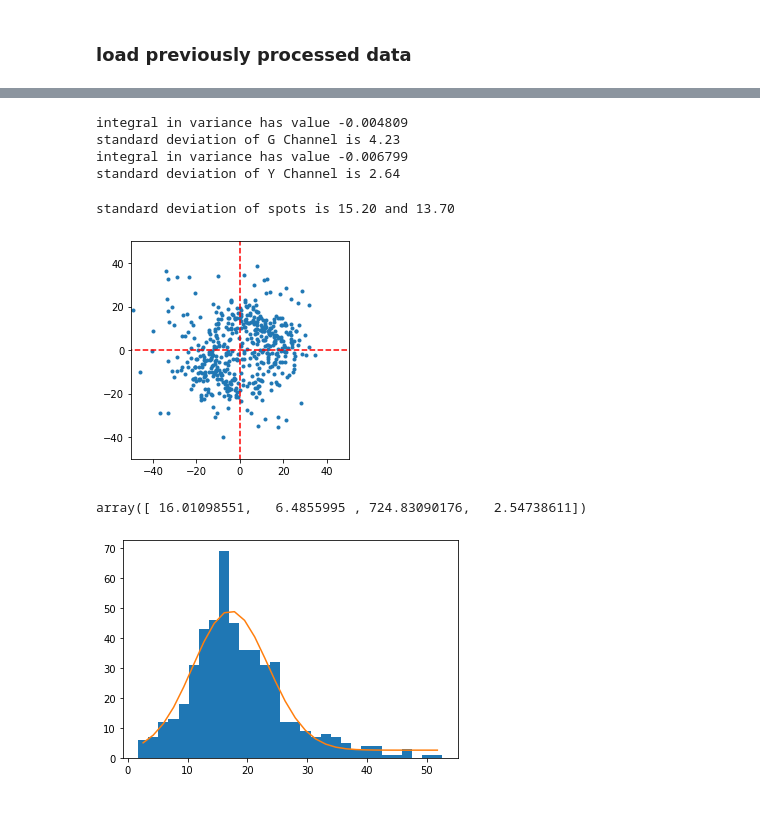
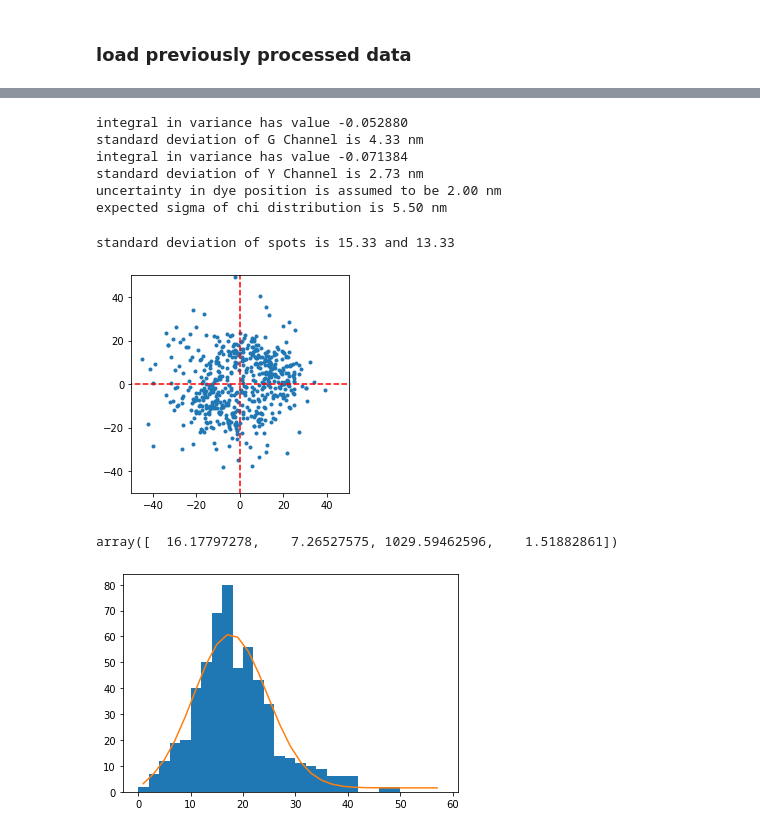
Before and after one commit to Fluorescence-Tools/Seidel, a Jupyter notebook: analysisNotebooks/2020Q1/20200124 - C-L & C-R origamis.ipynb, the cells around one changed output, grey strips where cells are left out. Drawn from its saved outputs; the diff is of its cells as text; code cells hidden in the pictures.

```diff
--- a/analysisNotebooks/2020Q1/20200124 - C-L & C-R origamis.ipynb
+++ b/analysisNotebooks/2020Q1/20200124 - C-L & C-R origamis.ipynb
@@ -590,16 +476,28 @@ standard deviation of Y Channel is 2.64
 # %%
+chiSigma = np.sqrt (Gprecision**2 + Yprecision**2 + posprecision**2)
+
 coords = plotSinglePair(filterCLLst, pxSize = pxSize)
-counts, bin_edges, _ = plt.hist(np.linalg.norm(coords, axis = 1), bins = 30)
+counts, bin_edges, _ = plt.hist(np.linalg.norm(coords, axis = 1), bins = np.arange(0,60,2))
 
 Nbins = bin_edges.shape[0] - 1
 bins = np.zeros(Nbins)
 for i in range(Nbins):
     bins[i] = (bin_edges[i] + bin_edges[i + 1]) / 2
+fixedbounds = ((0, None), (chiSigma, chiSigma), (None, None), (None, None))
+params0 = [7, 7, 500,2]
+fitres_fixed = minimize(logLikelihood1D, params0, args = (ncChidistr, bins, counts),
+                  method = 'SLSQP', bounds = fixedbounds)
+xgrid = np.arange(0,max(bins),0.1)
+fixedfit = ncChidistr(xgrid, *fitres_fixed.x)
+plt.plot(xgrid, fixedfit, label = 'MLE sigma fixed')
 
-params0 = [15, 3, 500, 10]
-fitres = minimize(logLikelihood1D, params0, args = (ncChidistr, bins, counts),
-                  method = 'Nelder-Mead',
-                  options = {'maxiter':10000,'maxfev':10000, 'fatol':1e-5})
-plt.plot(bins, ncChidistr(bins, *fitres.x))
-print(fitres.x)
+freebounds = ((0, None), (None, None), (None, None), (None, None))
+fitres_free = minimize(logLikelihood1D, params0, args = (ncChidistr, bins, counts),
+                  method = 'SLSQP', bounds = freebounds)
+freefit = ncChidistr(xgrid, *fitres_free.x)
+plt.plot(xgrid, freefit, label = 'MLE sigma free')
+plt.legend()
+plt.show()
+print('fit res if sigma fixed' + str(fitres_fixed.x))
+print('fit res if sigma free' + str(fitres_free.x))
 # %% [output]
@@ -802,28 +730,34 @@ average bg in Y: 0.12
 # %%
-var = pF.findVar([0,0,27,0.05, 41], 50)
-print('standard deviation of G Channel is %.2f' % np.sqrt(var))
-var = pF.findVar([0,0,22,0.1, 70], 50)
-print('standard deviation of Y Channel is %.2f' % np.sqrt(var))
+Gprecision = np.sqrt(pF.findVar([0,0,27,0.05, 41], 10))
+print('standard deviation of G Channel is %.2f nm' % Gprecision)
+Yprecision = np.sqrt(pF.findVar([0,0,22,0.1, 70], 10))
+print('standard deviation of Y Channel is %.2f nm' % Yprecision)
+posprecision = 2
+print('uncertainty in dye position is assumed to be %.2f nm' % posprecision)
+chiSigma = np.sqrt (Gprecision**2 + Yprecision**2 + posprecision**2)
+print('expected sigma of chi distribution is %.2f nm' % chiSigma)
 # %% [output]
-integral in variance has value -0.004809
-standard deviation of G Channel is 4.23
-integral in variance has value -0.006799
-standard deviation of Y Channel is 2.64
+integral in variance has value -0.052880
+standard deviation of G Channel is 4.33 nm
+integral in variance has value -0.071384
+standard deviation of Y Channel is 2.73 nm
+uncertainty in dye position is assumed to be 2.00 nm
+expected sigma of chi distribution is 5.50 nm
 # %%
 coords = plotSinglePair(filterCRLst, pxSize = pxSize)
-counts, bin_edges, _ = plt.hist(np.linalg.norm(coords, axis = 1), bins = 30)
+counts, bin_edges, _ = plt.hist(np.linalg.norm(coords, axis = 1), bins = np.arange(0,60,2))
 Nbins = bin_edges.shape[0] - 1
 bins = np.zeros(Nbins)
 for i in range(Nbins):
     bins[i] = (bin_edges[i] + bin_edges[i + 1]) / 2
 params0 = [15,3, 500, 10]
+bounds = ((None, None), (chiSigma, chiSigma), (None, None), (None, None))
 fitres = minimize(logLikelihood1D, params0, args = (ncChidistr, bins, counts),
-                  method = 'Nelder-Mead',
-                  options = {'maxiter':10000,'maxfev':10000, 'fatol':1e-5})
+                  method = 'SLSQP', bounds = bounds)
 plt.plot(bins, ncChidistr(bins, *fitres.x))
 fitres.x
 # %% [output]
-standard deviation of spots is 15.20 and 13.70
+standard deviation of spots is 15.33 and 13.33
-[figure, old version]
+[figure, new version]
-array([ 16.01098551,   6.4855995 , 724.83090176,   2.54738611])
+array([  16.17797278,    7.26527575, 1029.59462596,    1.51882861])
-[figure, old version]
+[figure, new version]
```
Also changed, not shown: parts of 37 cells of this notebook, 5 other files.
